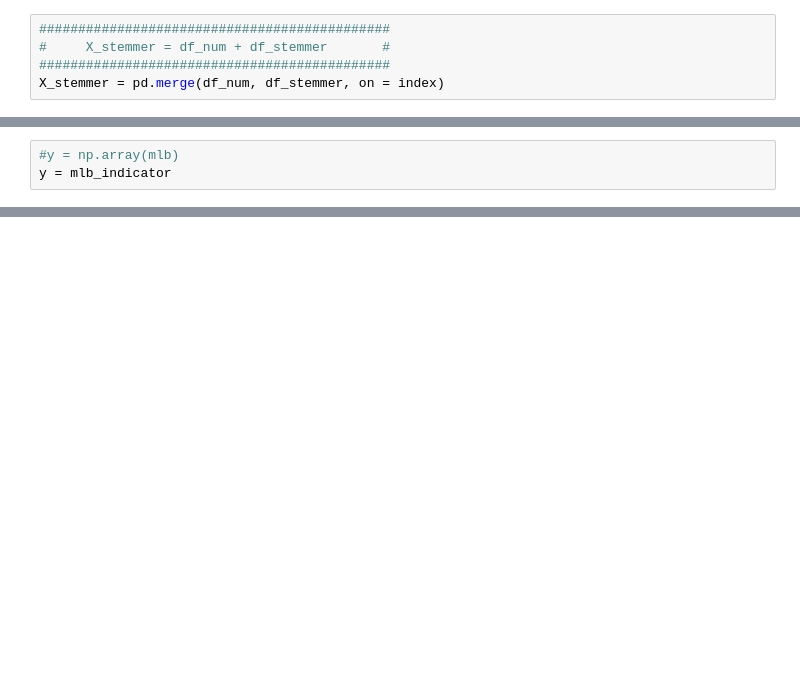
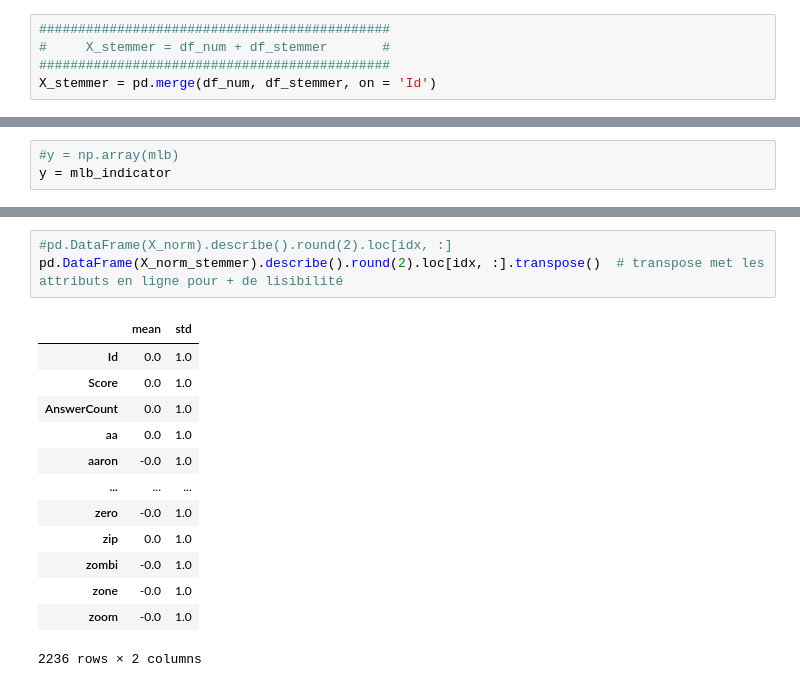
Before and after one commit to irribarre/Texte_1, a Jupyter notebook: 2_notebook_test.ipynb, the cells around one changed output, grey strips where cells are left out. Drawn from its saved outputs; the diff is of its cells as text; blank space fills up the shorter version.

```diff
--- a/2_notebook_test.ipynb
+++ b/2_notebook_test.ipynb
@@ -1656,7 +1725,7 @@ X_lemma = pd.merge(df_num, df_lemma, on = index)
 #############################################
 #     X_stemmer = df_num + df_stemmer       #
 #############################################
-X_stemmer = pd.merge(df_num, df_stemmer, on = index)
+X_stemmer = pd.merge(df_num, df_stemmer, on = 'Id')
 # %%
 print('X_lemma shape\t=', X_lemma.shape)
 print('X_stemmer shape\t=', X_stemmer.shape)
@@ -1807,3 +1930,20 @@ print(y)
+# %%
+#pd.DataFrame(X_norm).describe().round(2).loc[idx, :]
+pd.DataFrame(X_norm_stemmer).describe().round(2).loc[idx, :].transpose()  # transpose met les attributs en ligne pour + de lisibilité
+# %% [output]
+|  | mean | std |
+| Id | 0.0 | 1.0 |
+| Score | 0.0 | 1.0 |
+| AnswerCount | 0.0 | 1.0 |
+| aa | 0.0 | 1.0 |
+| aaron | -0.0 | 1.0 |
+| ... | ... | ... |
+| zero | -0.0 | 1.0 |
+| zip | 0.0 | 1.0 |
+| zombi | -0.0 | 1.0 |
+| zone | -0.0 | 1.0 |
+| zoom | -0.0 | 1.0 |
+2236 rows × 2 columns
 # %%
 ###########################################################################################
 # ACP sur notre ensemble de données pour voir comment il capture la variance des données. #
```
Also changed, not shown: parts of 156 cells of this notebook.
